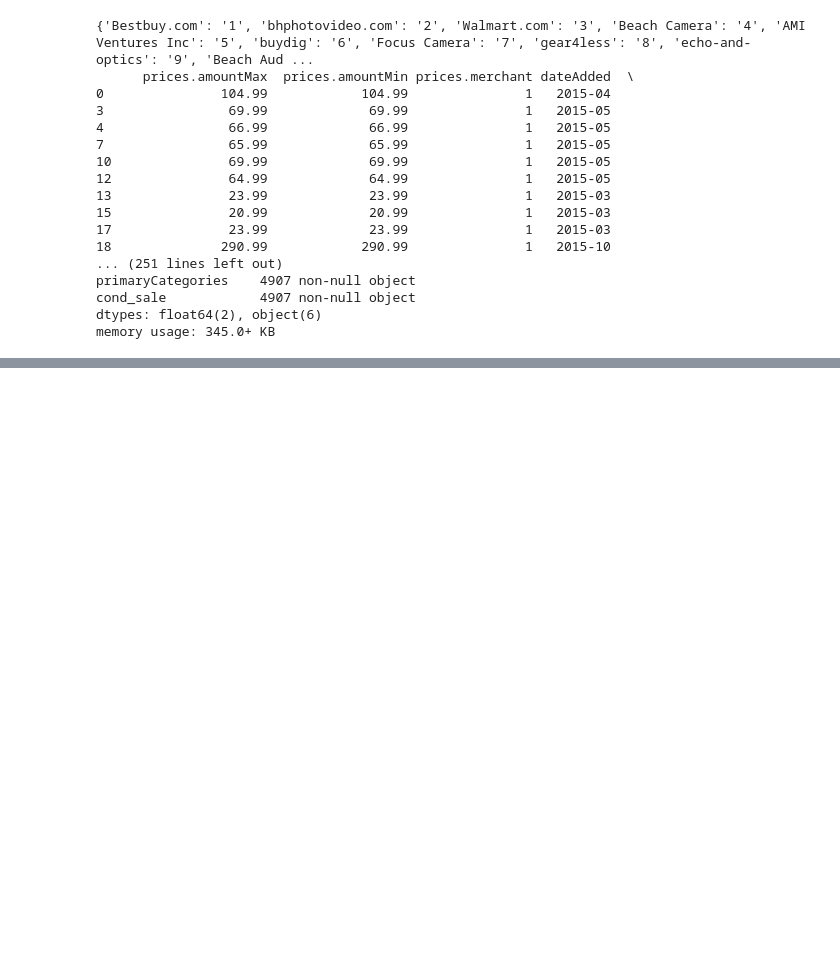
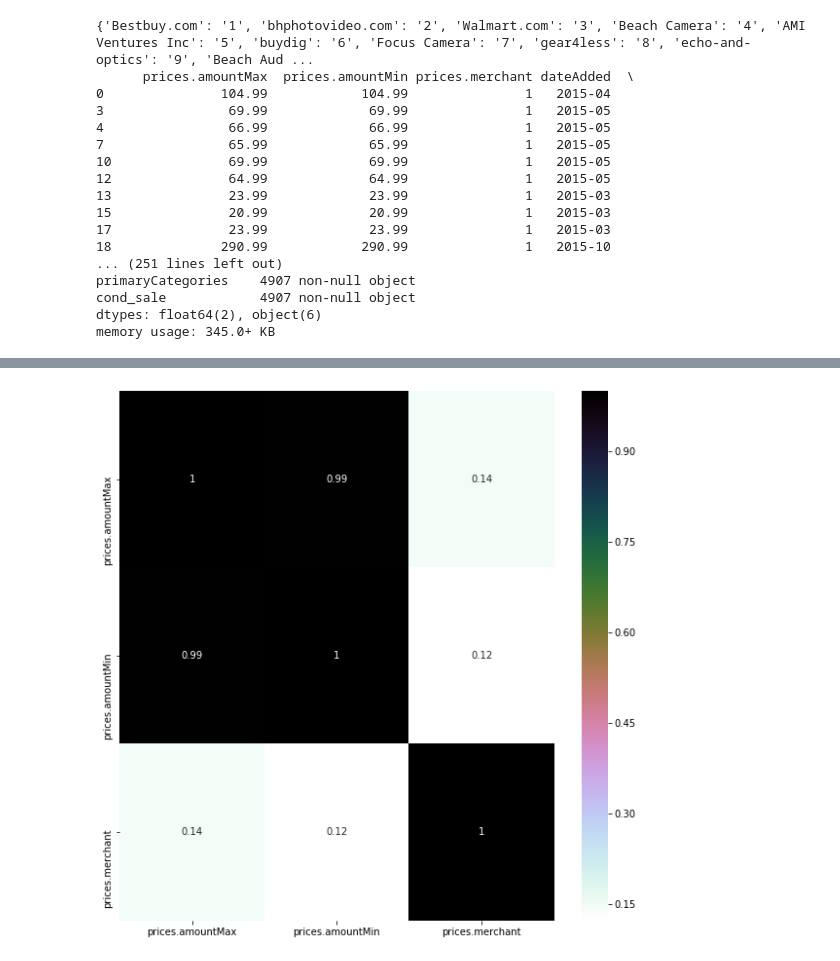
Before and after one commit to panda002/Fall-2019-KDD-Project, a Jupyter notebook: PriceElasticity_price.ipynb, the cells around one changed output, grey strips where cells are left out. Saved outputs shown, nothing was run; the diff lists cells and outputs as text; code cells hidden in the pictures; blank space fills up the shorter version.

```diff
--- a/PriceElasticity_price.ipynb
+++ b/PriceElasticity_price.ipynb
@@ -391,0 +393,6 @@ new_data.info()
+# %%
+new_data = ecom_data_upd[["prices.amountMax","prices.amountMin","prices.merchant"]]
+new_data.info()
+
+from imblearn.over_sampling import RandomOverSampler
+ros = RandomOverSampler()
@@ -392,2 +529,8 @@ new_data.info()
+# %%
+plt.figure(figsize=(10,10))
+sns.heatmap(new_data.corr(),annot=True,cmap='cubehelix_r')
+plt.show()
+# %% [output]
+[figure, added]
 # %%
 ecom_data_upd.to_csv("D:\\kddproject.csv")
```
Also changed, not shown: parts of 8 cells of this notebook.
